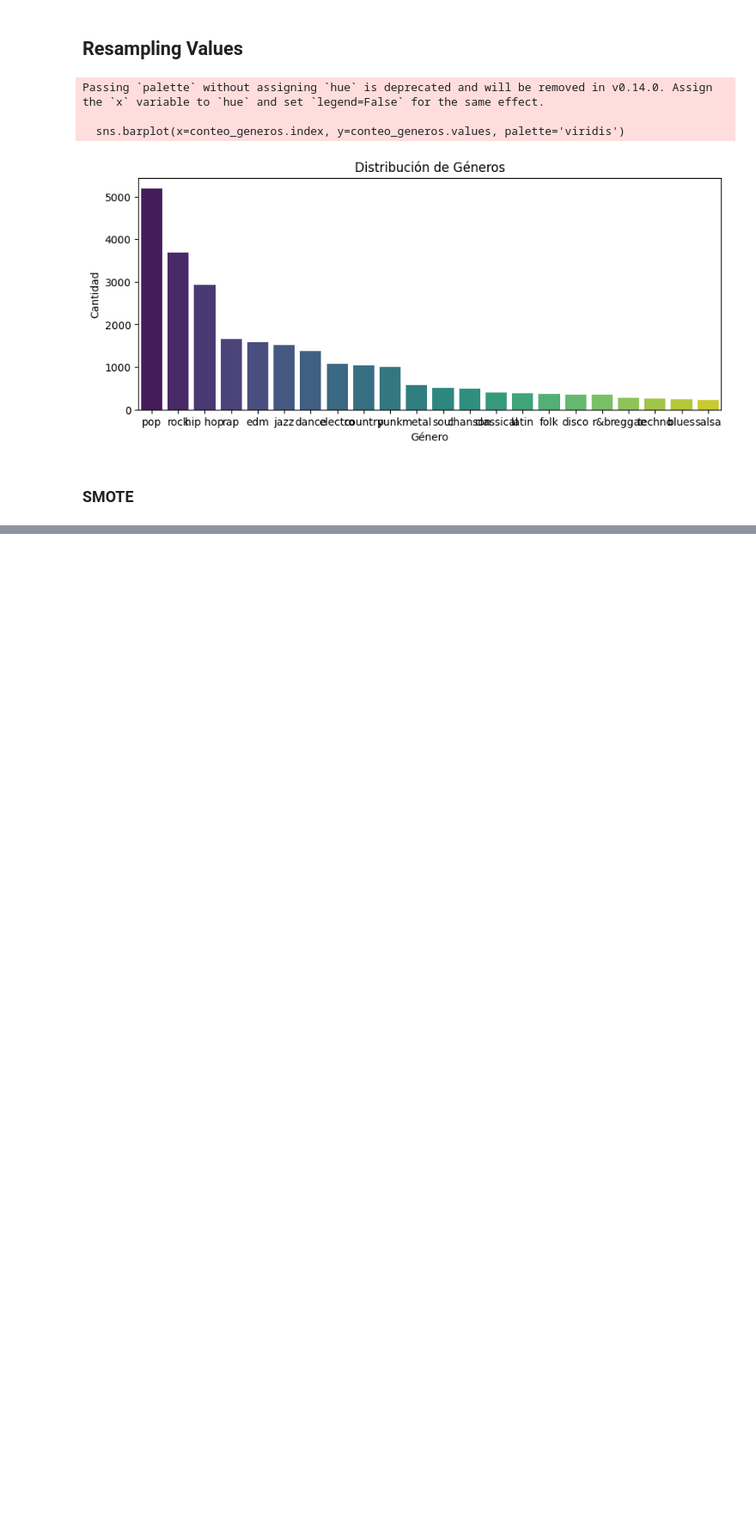
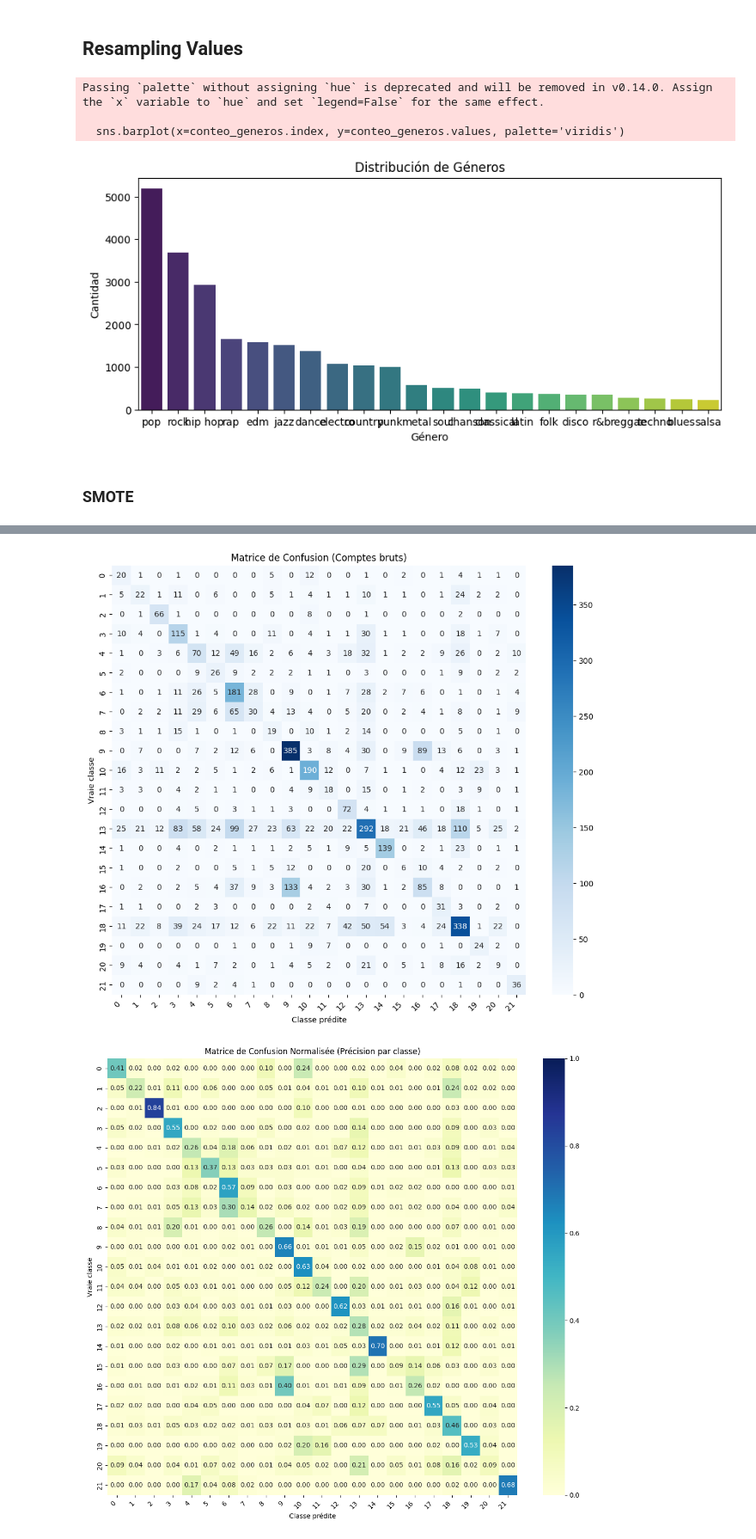
Before and after one commit to jmalfaro2019/Projet-AARES-20260202, a Jupyter notebook: part_1/notebooks/02_preprocessing.ipynb, the cells around one changed output, grey strips where cells are left out. Shown at 86% size. Cells and saved outputs as stored; diff of their text form; code cells hidden in the pictures; blank space fills up the shorter version.

```diff
--- a/part_1/notebooks/02_preprocessing.ipynb
+++ b/part_1/notebooks/02_preprocessing.ipynb
@@ -128,0 +169,50 @@ from imblearn.over_sampling import SMOTE
+# %%
+import matplotlib.pyplot as plt
+import seaborn as sns
+from sklearn.metrics import confusion_matrix
+
+# Calcul de la matrice
+cm = confusion_matrix(y_test, y_pred)
+
+# Récupération des noms de classes (si vous avez un LabelEncoder 'le')
+# Sinon, remplacez par une liste manuelle : ['Pop', 'Rock', ...]
+# class_names = le.classes_
+class_names = sorted(list(set(y_test))) # Fallback si pas de le
+
+plt.figure(figsize=(12, 10)) # Grande taille nécessaire pour 23 classes !
+
+sns.heatmap(cm,
+            annot=True,         # Affiche les chiffres dans les cases
+            fmt='d',            # Format 'd' pour entiers (pas de notation scientifique)
+            cmap='Blues',       # Dégradé de bleu (plus lisible)
+            xticklabels=class_names,
+            yticklabels=class_names)
+
+plt.ylabel('Vraie classe')
+plt.xlabel('Classe prédite')
+plt.title('Matrice de Confusion (Comptes bruts)')
+plt.xticks(rotation=45, ha='right') # Rotation pour lire les noms
+plt.show()
+import numpy as np
+
+# On normalise par ligne ('true') -> La somme de chaque ligne fera 1 (100%)
+cm_normalized = confusion_matrix(y_test, y_pred, normalize='true')
+
+plt.figure(figsize=(14, 12))
+
+sns.heatmap(cm_normalized,
+            annot=True,
+            fmt='.2f',          # Affiche 2 décimales (ex: 0.85)
+            cmap='YlGnBu',      # Jaune-Vert-Bleu (Jaune = 0%, Bleu foncé = 100%)
+            xticklabels=class_names,
+            yticklabels=class_names,
+            vmin=0, vmax=1)     # Fixe l'échelle entre 0 et 1
+
+plt.ylabel('Vraie classe')
+plt.xlabel('Classe prédite')
+plt.title('Matrice de Confusion Normalisée (Précision par classe)')
+plt.xticks(rotation=45, ha='right')
+plt.show()
+# %% [output]
+[figure, added]
+[figure, added]
```
Also changed, not shown: parts of 20 cells of this notebook, 14 other files.
